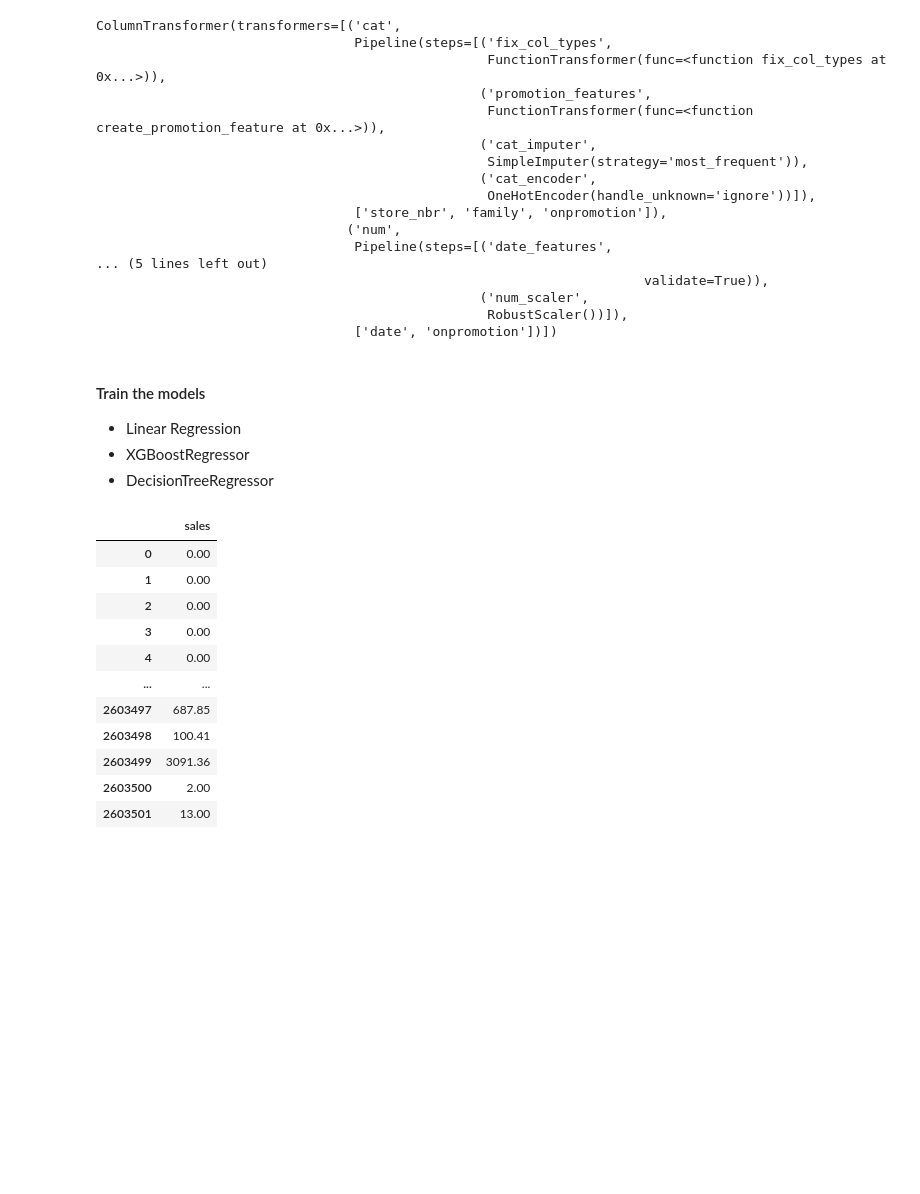
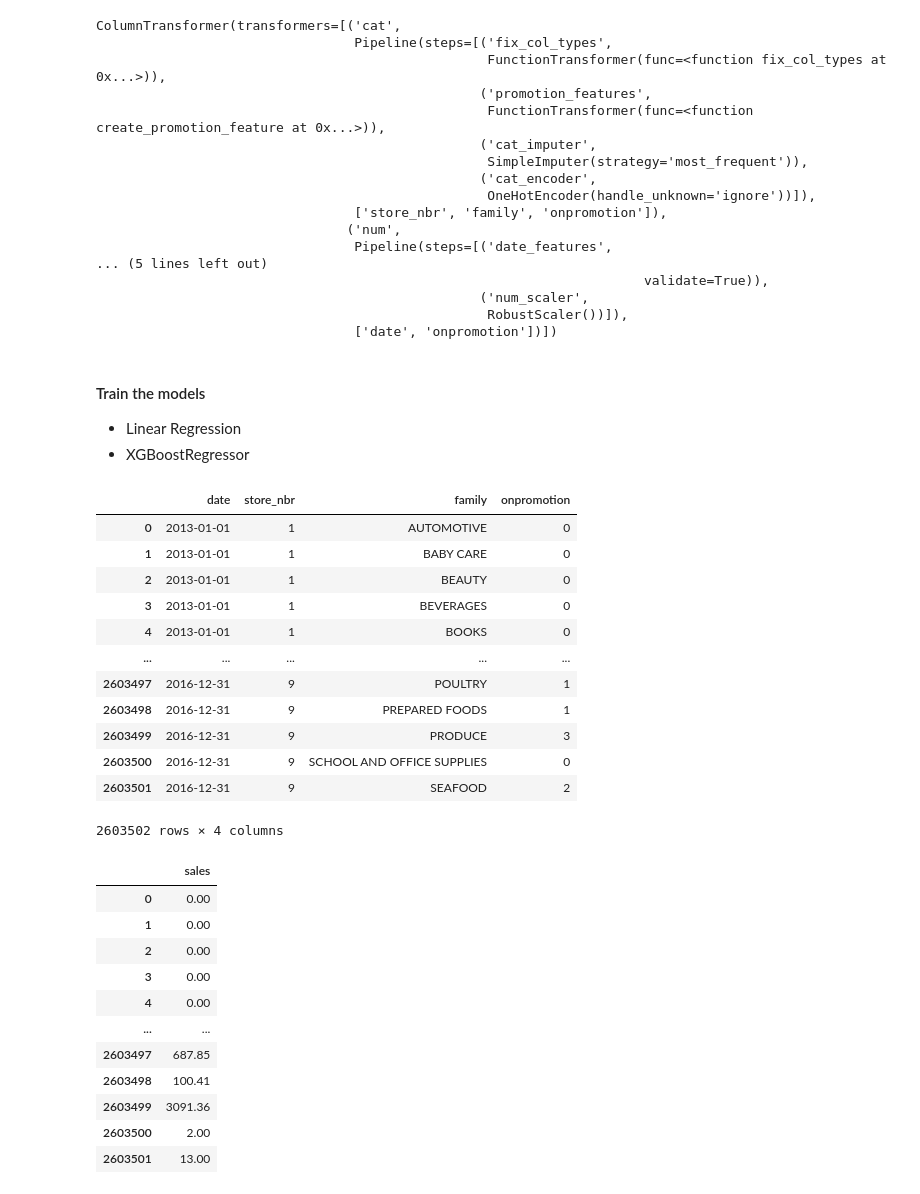
Before and after one commit to MumoMutiso/regression_collaboration, a Jupyter notebook: Time Series Regression Analysis.ipynb, the cells around one changed output. Cells and saved outputs as stored; diff of their text form; code cells hidden in the pictures; blank space fills up the shorter version.

```diff
--- a/Time Series Regression Analysis.ipynb
+++ b/Time Series Regression Analysis.ipynb
@@ -1774,7 +1776,22 @@ X_eval_processed = preprocessor.transform(X_eval)
 #### Train the models
 - Linear Regression
 - XGBoostRegressor
-- DecisionTreeRegressor
+# %%
+X_train
+# %% [output]
+|  | date | store_nbr | family | onpromotion |
+| 0 | 2013-01-01 | 1 | AUTOMOTIVE | 0 |
+| 1 | 2013-01-01 | 1 | BABY CARE | 0 |
+| 2 | 2013-01-01 | 1 | BEAUTY | 0 |
+| 3 | 2013-01-01 | 1 | BEVERAGES | 0 |
+| 4 | 2013-01-01 | 1 | BOOKS | 0 |
+| ... | ... | ... | ... | ... |
+| 2603497 | 2016-12-31 | 9 | POULTRY | 1 |
+| 2603498 | 2016-12-31 | 9 | PREPARED FOODS | 1 |
+| 2603499 | 2016-12-31 | 9 | PRODUCE | 3 |
+| 2603500 | 2016-12-31 | 9 | SCHOOL AND OFFICE SUPPLIES | 0 |
+| 2603501 | 2016-12-31 | 9 | SEAFOOD | 2 |
+2603502 rows × 4 columns
 # %%
 y_train
 # %% [output]
```
Also changed, not shown: parts of 9 cells of this notebook.
